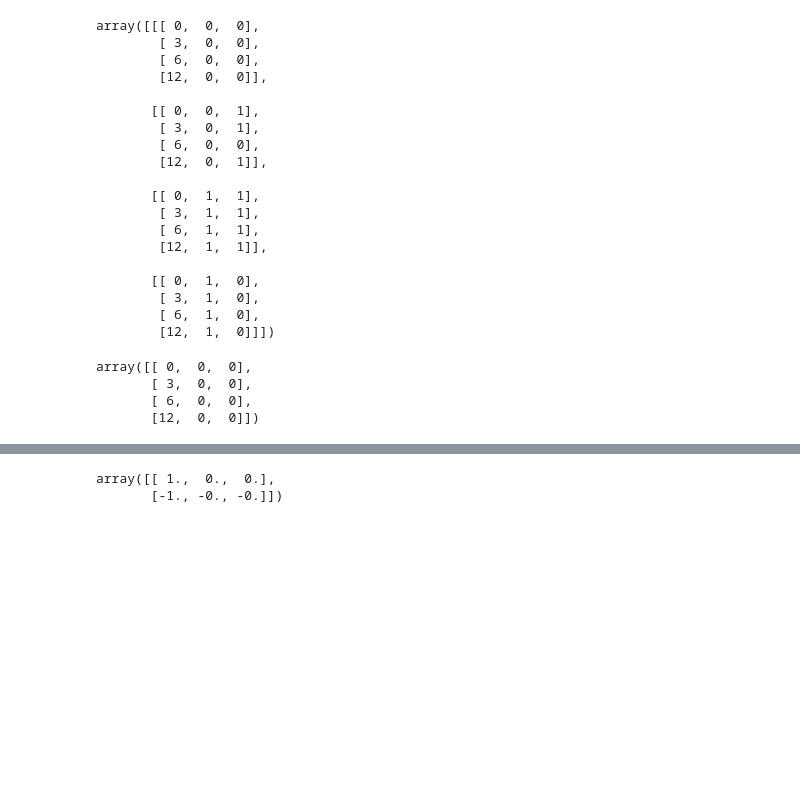
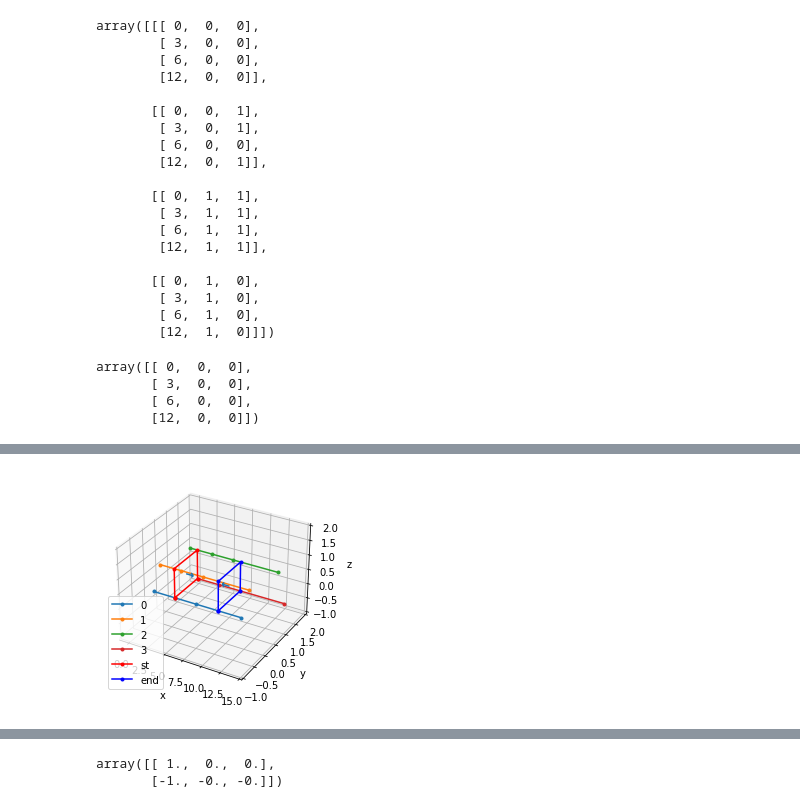
Before and after one commit to hirowgit/2A0_python_basic_course, a Jupyter notebook: lec2_step05.ipynb, the cells around one changed output, grey strips where cells are left out. Saved outputs shown, nothing was run; the diff lists cells and outputs as text; code cells hidden in the pictures; blank space fills up the shorter version.

```diff
--- a/lec2_step05.ipynb
+++ b/lec2_step05.ipynb
@@ -398,7 +506,7 @@ import matplotlib.pyplot as plt
 pRange_x=np.array([-1,15])
 pRange_yz=np.array([-1,2])
 
-
+point_list=[[],[],[],[]]
 point_list[0]=[[0,0, 0],[3, 0, 0 ],[6, 0, 0 ],[12, 0, 0]]
 point_list[1]=[[0,0, 1],[3, 0, 1 ],[6, 0, 1 ],[12, 0, 1]]
 point_list[2]=[[0,1, 1],[3, 1, 1 ],[6, 1, 1 ],[12, 1, 1]]
@@ -479,33 +587,35 @@ axes = plt.figure(4).add_subplot(projection='3d')
 for k in range(len(line_point_full)):
     axes.plot(line_point_full[k][:,0],line_point_full[k][:,1],line_point_full[k][:,2],'.-',label=str(k))
 
 for kk in range(len(EdgeID)):
     if kk==0:
         col='r'
         labelL='st'
     else:
         col='b'
         labelL='end'
     axes.plot(line_edge_full2[kk][:,0],line_edge_full2[kk][:,1],line_edge_full2[kk][:,2],'.-',label=labelL,color=col)
 
 
 vertices=line_edge_full2[:,:-1,:].copy()
 
 for k in range(len(vertices)):
     axes.quiver(np.mean(vertices[k][:,0]), np.mean(vertices[k][:,1]),np.mean(vertices[k][:,2]), tgv[k][0],  tgv[k][1],  tgv[k][2], length=1, normalize=True)
 
 
 # axes.plot(dataD[0], dataD[1], dataD[2],'.-', label='raw', lw =2, c='blue')
 # axes.plot(dataINP[0], dataINP[1], dataINP[2],'.-', label='fit', lw =2, c='red')
 axes.legend()
 axes.set_xlim(pRange_x)
 axes.set_ylim(pRange_yz)
 axes.set_zlim(pRange_yz)
 axes.set_xlabel('x')
 axes.set_ylabel('y')
 axes.set_zlabel('z')
 
 plt.show()
+# %% [output]
+[figure, added]
 # %%
 from scipy import interpolate
 # from mpl_toolkits.mplot3d import Axes3D
```
Also changed, not shown: parts of 9 cells of this notebook, 1 other file.
